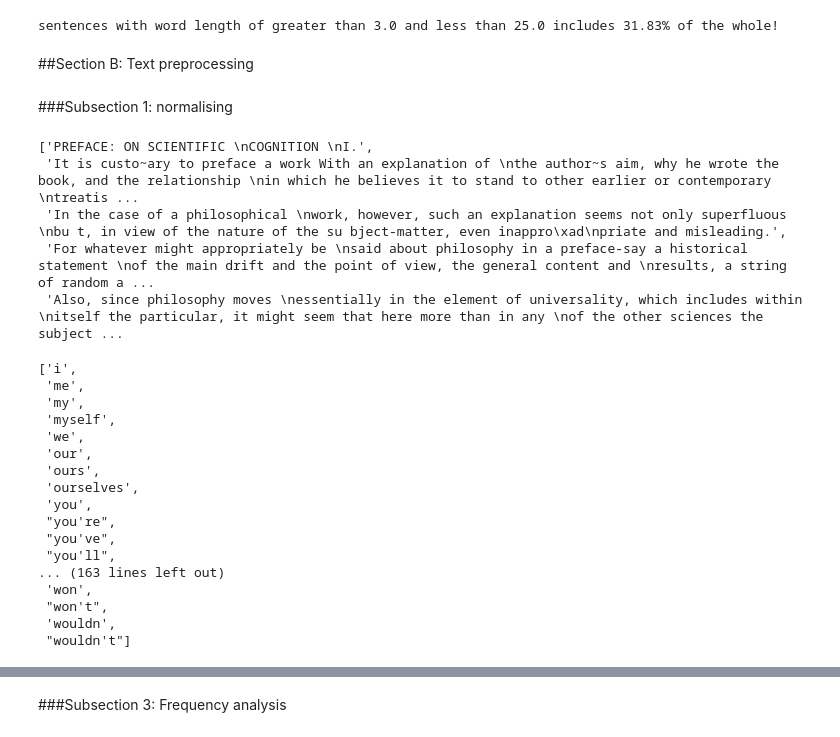
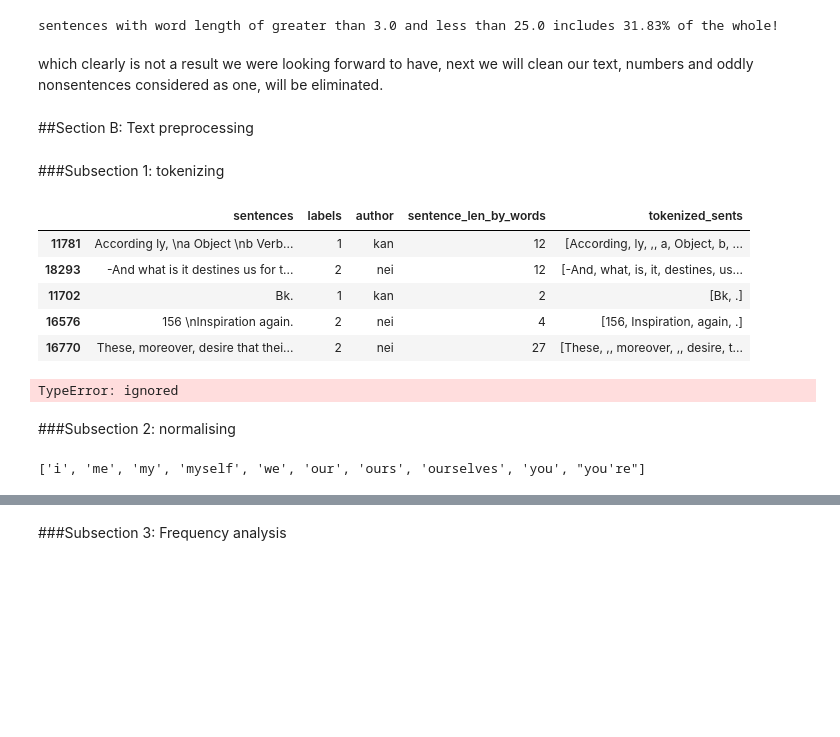
Before and after one commit to AAhmadS/Philosophical-Text-Classification, a Jupyter notebook: NLP_HW1.ipynb, the cells around one changed output, grey strips where cells are left out. Drawn from its saved outputs; the diff is of its cells as text; code cells hidden in the pictures; blank space fills up the shorter version.

```diff
--- a/NLP_HW1.ipynb
+++ b/NLP_HW1.ipynb
@@ -193,45 +193,50 @@ class distributions:
     distributions.minmax(data)
     distributions.word_freq(data)
     distributions.data_gl_than(data)
+
+
+  def word_and_freq(data, col = "tokenized_sents"):
+    tokenized_sent = data["tokenized_sents"]
+    mp_freqdist = FreqDist(itertools.chain(*tokenized_sent))
+    top20words=mp_freqdist.most_common(20)
+    print ('%-16s' % 'word', '%-16s' % 'Frequency','%-16s' %  '% of the total')
+    for topword in top20words:
+        percent=(topword[1]/len(tokenized_sent))*100
+        print ('%-16s' % topword[0], '%-16s' % topword[1],'%-16s' %  percent)
+
+    return
 # %%
 distributions.full_df_run(data)
 # %% [output]
 Min: 1  Max: 340
 [interactive output not drawn]
 sentences with word length of greater than 3.0 and less than 25.0 includes 31.83% of the whole!
+# %% [markdown]
+which clearly is not a result we were looking forward to have, next we will clean our text, numbers and oddly nonsentences considered as one, will be eliminated.
 # %% [markdown]
 ##Section B: Text preprocessing
 # %% [markdown]
-###Subsection 1: normalising
+###Subsection 1: tokenizing
-# %%
-sentences[0][0:5]
-# %% [output]
-['PREFACE: ON SCIENTIFIC \nCOGNITION \nI.',
- 'It is custo~ary to preface a work With an explanation of \nthe author~s aim, why he wrote the book, and the relationship \nin which he believes it to stand to other earlier or contemporary \ntreatis ...
- 'In the case of a philosophical \nwork, however, such an explanation seems not only superfluous \nbu t, in view of the nature of the su bject-matter, even inappro\xad\npriate and misleading.',
- 'For whatever might appropriately be \nsaid about philosophy in a preface-say a historical statement \nof the main drift and the point of view, the general content and \nresults, a string of random a ...
- 'Also, since philosophy moves \nessentially in the element of universality, which includes within \nitself the particular, it might seem that here more than in any \nof the other sciences the subject ...
+# %%
+tokenized_sents = [word_tokenize(sent) for sent in data["sentences"]]
+data["tokenized_sents"] = tokenized_sents
+data.sample(5)
+# %% [output]
+|  | sentences | labels | author | sentence_len_by_words | tokenized_sents |
+| 11781 | According ly, \na Object \nb Verb... | 1 | kan | 12 | [According, ly, ,, a, Object, b, ... |
+| 18293 | -And what is it destines us for t... | 2 | nei | 12 | [-And, what, is, it, destines, us... |
+| 11702 | Bk. | 1 | kan | 2 | [Bk, .] |
+| 16576 | 156 \nInspiration again. | 2 | nei | 4 | [156, Inspiration, again, .] |
+| 16770 | These, moreover, desire that thei... | 2 | nei | 27 | [These, ,, moreover, ,, desire, t... |
+# %%
+distributions.word_and_freq(data,"tokenized_sents")
+# %% [output]
+TypeError: ignored
+# %% [markdown]
+###Subsection 2: normalising
 # %%
-lemmatizer = WordNetLemmatizer()
 stop_words = stopwords.words('english')
+stop_words[0:10]
+# %% [output]
+['i', 'me', 'my', 'myself', 'we', 'our', 'ours', 'ourselves', 'you', "you're"]
-# %%
-stop_words
-# %% [output]
-['i',
- 'me',
- 'my',
- 'myself',
- 'we',
- 'our',
- 'ours',
- 'ourselves',
- 'you',
- "you're",
- "you've",
- "you'll",
-... (163 lines left out)
- 'won',
- "won't",
- 'wouldn',
- "wouldn't"]
 # %%
```
Also changed, not shown: parts of 3 cells of this notebook.
